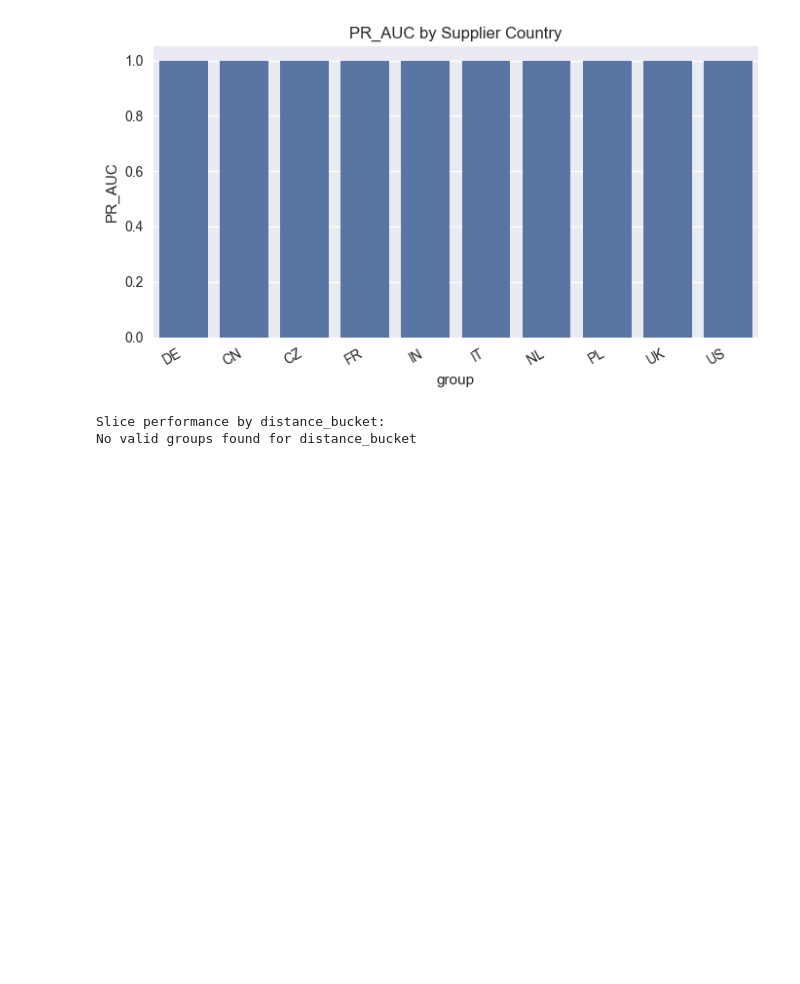
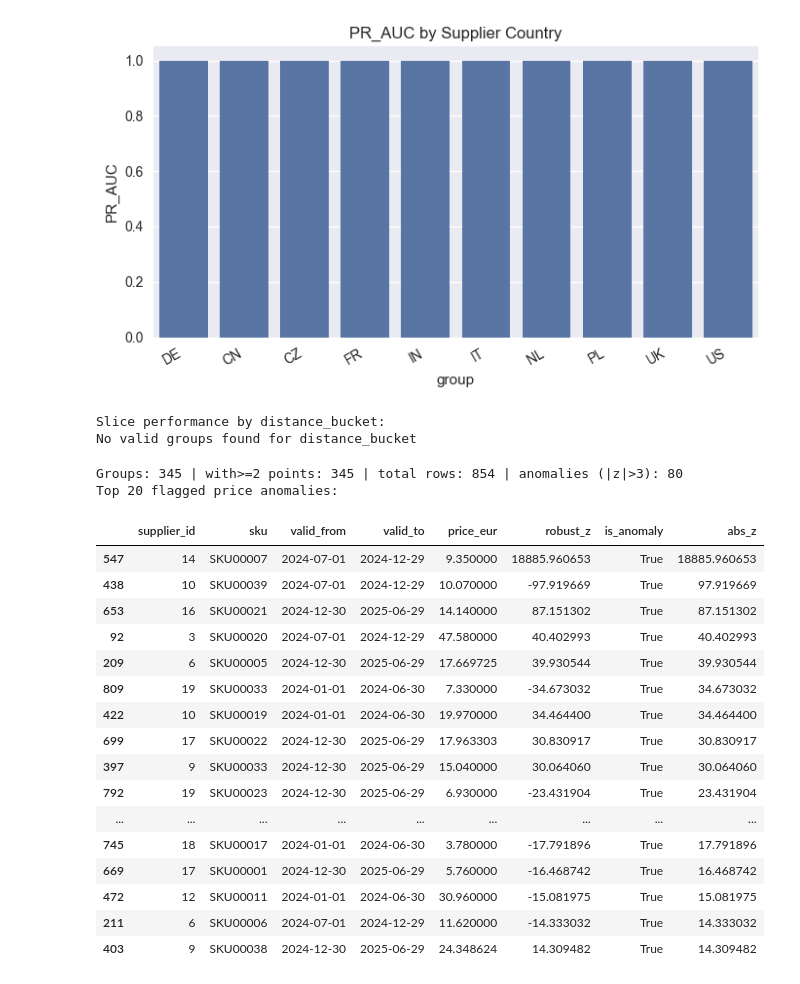
Before and after one commit to Karim-shamel/ds_takehome_KarimMorsy, a Jupyter notebook: notebooks/Model_Anomaly.ipynb, the cells around one changed output. Drawn from its saved outputs; the diff is of its cells as text; code cells hidden in the pictures; blank space fills up the shorter version.

Commit message:
Top 20 anomaly detection

```diff
--- a/notebooks/Model_Anomaly.ipynb
+++ b/notebooks/Model_Anomaly.ipynb
@@ -281,3 +281,82 @@ Slice performance by country:
 [figure]
 Slice performance by distance_bucket:
 No valid groups found for distance_bucket
+# %%
+price_col = 'price_per_uom' if 'price_per_uom' in prices.columns else (
+    'unit_price' if 'unit_price' in prices.columns else None
+)
+if price_col is None:
+    raise KeyError("No price column found. Expected one of ['price_per_uom','unit_price'].")
+
+prices_ = prices.copy()
+prices_['price_eur'] = np.where(
+    prices_['currency'] == 'EUR',
+    prices_[price_col],
+    prices_[price_col] / 1.09
+)
+
+price_anomalies = []
+n_groups = n_groups_ge2 = total_points = 0
+
+for (sid, sku), g in prices_.groupby(['supplier_id','sku']):
+    n_groups += 1
+    g = g.sort_values('valid_from').copy()
+    if len(g) < 2:
+        continue
+    n_groups_ge2 += 1
+    total_points += len(g)
+
+    x = np.log1p(g['price_eur'])
+    med = np.median(x)
+    mad = np.median(np.abs(x - med))
+    if mad == 0:
+        mad = 1e-6
+
+    g['robust_z'] = 0.6745 * (x - med) / mad
+    g['is_anomaly'] = g['robust_z'].abs() > 3
+    keep_cols = ['supplier_id','sku','valid_from','valid_to'] if 'valid_to' in g.columns else ['supplier_id','sku','valid_from']
+    price_anomalies.append(pd.concat([g[keep_cols], g[['price_eur','robust_z','is_anomaly']]], axis=1))
+
+if price_anomalies:
+    anomalies_df = pd.concat(price_anomalies, ignore_index=True)
+    num_anoms = int(anomalies_df['is_anomaly'].sum())
+    print(f"Groups: {n_groups} | with>=2 points: {n_groups_ge2} | total rows: {total_points} | anomalies (|z|>3): {num_anoms}")
+
+    if num_anoms == 0:
+        anomalies_df['is_anomaly'] = anomalies_df['robust_z'].abs() > 2.5
+        num_anoms = int(anomalies_df['is_anomaly'].sum())
+        print(f"No anomalies at |z|>3; relaxed to |z|>2.5 → anomalies: {num_anoms}")
+
+    topN = anomalies_df.loc[anomalies_df['is_anomaly']].copy()
+    if not topN.empty:
+        topN['abs_z'] = topN['robust_z'].abs()
+        topN = topN.sort_values('abs_z', ascending=False).head(20)
+        print("Top 20 flagged price anomalies:")
+        display(topN)
+    else:
+        print("Still no anomalies after relaxing threshold. Consider inspecting data or using a rolling-band method.")
+else:
+    print("No (supplier_id, sku) groups with >= 2 price records. Cannot compute anomalies.")
+    print("prices shape:", prices.shape)
+    print("columns:", prices.columns.tolist())
+    display(prices.head())
+# %% [output]
+Groups: 345 | with>=2 points: 345 | total rows: 854 | anomalies (|z|>3): 80
+Top 20 flagged price anomalies:
+|  | supplier_id | sku | valid_from | valid_to | price_eur | robust_z | is_anomaly | abs_z |
+| 547 | 14 | SKU00007 | 2024-07-01 | 2024-12-29 | 9.350000 | 18885.960653 | True | 18885.960653 |
+| 438 | 10 | SKU00039 | 2024-07-01 | 2024-12-29 | 10.070000 | -97.919669 | True | 97.919669 |
+| 653 | 16 | SKU00021 | 2024-12-30 | 2025-06-29 | 14.140000 | 87.151302 | True | 87.151302 |
+| 92 | 3 | SKU00020 | 2024-07-01 | 2024-12-29 | 47.580000 | 40.402993 | True | 40.402993 |
+| 209 | 6 | SKU00005 | 2024-12-30 | 2025-06-29 | 17.669725 | 39.930544 | True | 39.930544 |
+| 809 | 19 | SKU00033 | 2024-01-01 | 2024-06-30 | 7.330000 | -34.673032 | True | 34.673032 |
+| 422 | 10 | SKU00019 | 2024-01-01 | 2024-06-30 | 19.970000 | 34.464400 | True | 34.464400 |
+| 699 | 17 | SKU00022 | 2024-12-30 | 2025-06-29 | 17.963303 | 30.830917 | True | 30.830917 |
+| 397 | 9 | SKU00033 | 2024-12-30 | 2025-06-29 | 15.040000 | 30.064060 | True | 30.064060 |
+| 792 | 19 | SKU00023 | 2024-12-30 | 2025-06-29 | 6.930000 | -23.431904 | True | 23.431904 |
+| ... | ... | ... | ... | ... | ... | ... | ... | ... |
+| 745 | 18 | SKU00017 | 2024-01-01 | 2024-06-30 | 3.780000 | -17.791896 | True | 17.791896 |
+| 669 | 17 | SKU00001 | 2024-12-30 | 2025-06-29 | 5.760000 | -16.468742 | True | 16.468742 |
+| 472 | 12 | SKU00011 | 2024-01-01 | 2024-06-30 | 30.960000 | -15.081975 | True | 15.081975 |
+| 211 | 6 | SKU00006 | 2024-07-01 | 2024-12-29 | 11.620000 | -14.333032 | True | 14.333032 |
+| 403 | 9 | SKU00038 | 2024-12-30 | 2025-06-29 | 24.348624 | 14.309482 | True | 14.309482 |
```
